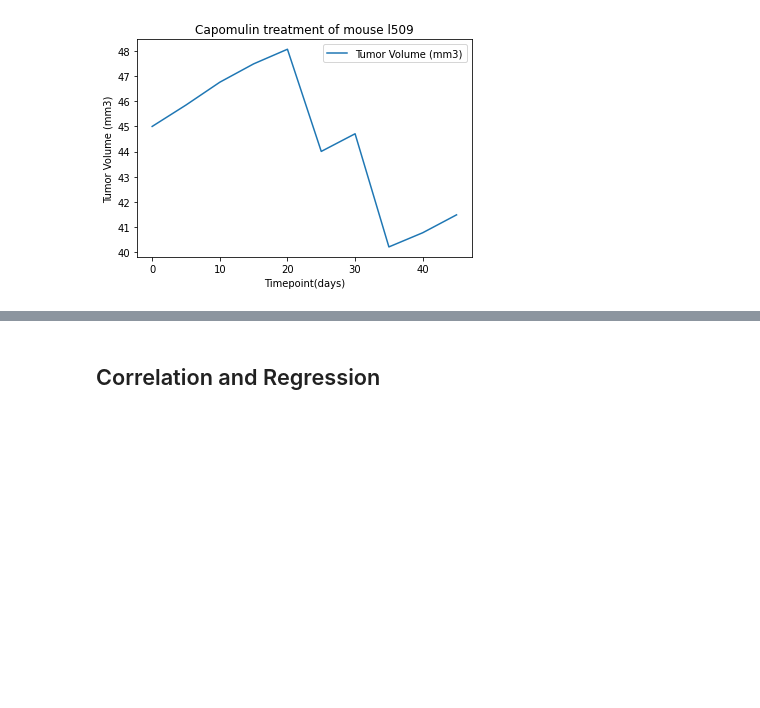
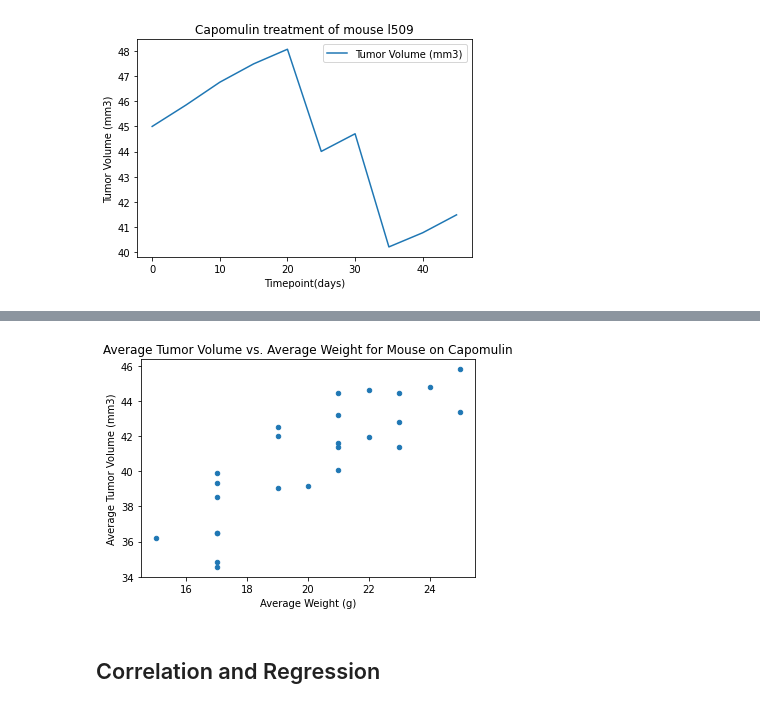
Before and after one commit to siekmeierpaul/matplotlib-challenge, a Jupyter notebook: Pymaceuticals/pymaceuticals_homework.ipynb, the cells around one changed output, grey strips where cells are left out. Cells and saved outputs as stored; diff of their text form; code cells hidden in the pictures; blank space fills up the shorter version.

```diff
--- a/Pymaceuticals/pymaceuticals_homework.ipynb
+++ b/Pymaceuticals/pymaceuticals_homework.ipynb
@@ -264,3 +283,9 @@ plt.ylabel('Tumor Volume (mm3)')
 plt.show()
 # %% [output]
 [figure]
+# %%
+cap_mice_group = cap_df.groupby('Mouse ID')
+mouse_avg = cap_mice_group[['Weight (g)','Tumor Volume (mm3)']].mean()
+mousey_df = mouse_avg.rename(columns={'Weight (g)': 'Average Weight (g)',
+                                     'Tumor Volume (mm3)': 'Average Tumor Volume (mm3)'})
+mousey_df
@@ -267,5 +311,10 @@ plt.show()
 # %%
 # Generate a scatter plot of average tumor volume vs. mouse weight for the Capomulin regimen.
 # Note: this means mouse weight goes on the x-axis, with average tumor volume on the y-axis.
+mousey_df.plot(kind='scatter', x='Average Weight (g)', y='Average Tumor Volume (mm3)')
+plt.title('Average Tumor Volume vs. Average Weight for Mouse on Capomulin')
+plt.show()
+# %% [output]
+[figure, added]
 # %% [markdown]
 ## Correlation and Regression
```
Also changed, not shown: parts of 7 cells of this notebook.
